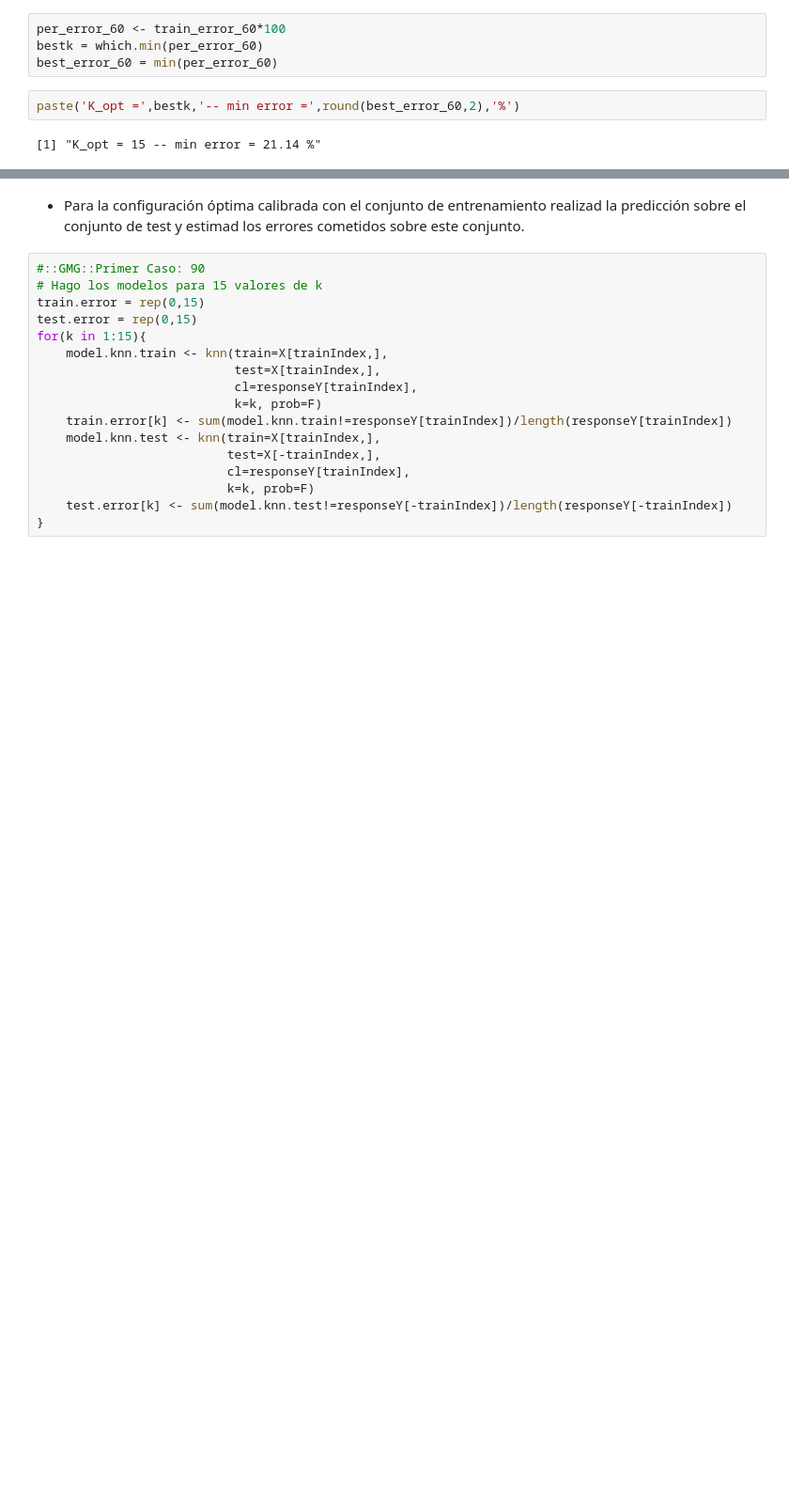
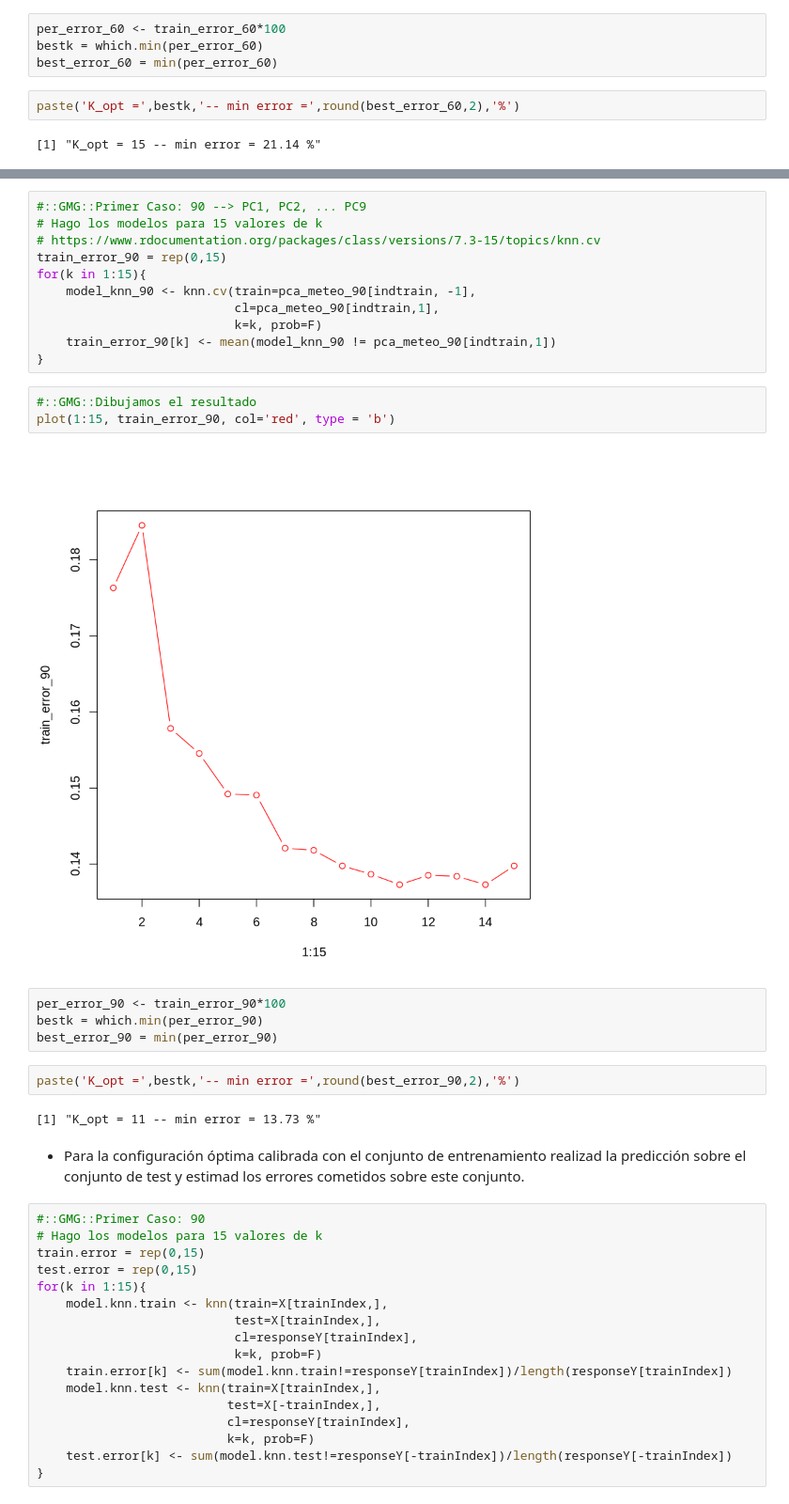
Before and after one commit to yerartdev/uc-m1966-datamining, a Jupyter notebook: d2/T02-m1966-clasificacion-reduccion-dimensionalidad.ipynb, the cells around one changed output, grey strips where cells are left out. Shown at 94% size. Drawn from its saved outputs; the diff is of its cells as text; blank space fills up the shorter version.

```diff
--- a/d2/T02-m1966-clasificacion-reduccion-dimensionalidad.ipynb
+++ b/d2/T02-m1966-clasificacion-reduccion-dimensionalidad.ipynb
@@ -703,3 +727,27 @@ paste('K_opt =',bestk,'-- min error =',round(best_error_60,2),'%')
+# %%
+#::GMG::Primer Caso: 90 --> PC1, PC2, ... PC9
+# Hago los modelos para 15 valores de k
+# https://www.rdocumentation.org/packages/class/versions/7.3-15/topics/knn.cv
+train_error_90 = rep(0,15)
+for(k in 1:15){
+    model_knn_90 <- knn.cv(train=pca_meteo_90[indtrain, -1],
+                           cl=pca_meteo_90[indtrain,1],
+                           k=k, prob=F)
+    train_error_90[k] <- mean(model_knn_90 != pca_meteo_90[indtrain,1])
+}
+# %%
+#::GMG::Dibujamos el resultado
+plot(1:15, train_error_90, col='red', type = 'b')
+# %% [output]
+[figure, added]
+# %%
+per_error_90 <- train_error_90*100
+bestk = which.min(per_error_90)
+best_error_90 = min(per_error_90)
+# %%
+paste('K_opt =',bestk,'-- min error =',round(best_error_90,2),'%')
+# %% [output]
+[1] "K_opt = 11 -- min error = 13.73 %"
 # %% [markdown]
 * Para la configuración óptima calibrada con el conjunto de entrenamiento realizad la predicción sobre el conjunto de test y estimad los errores cometidos sobre este conjunto.
 # %%
```
Also changed, not shown: parts of 9 cells of this notebook.
